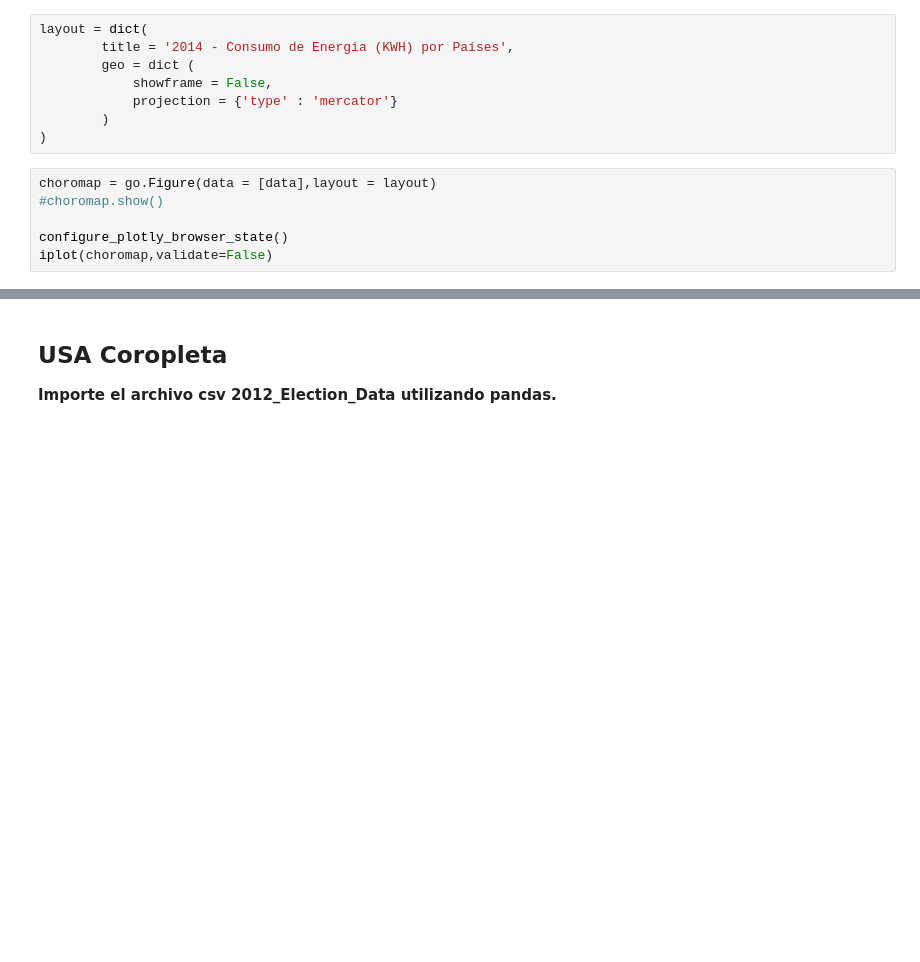
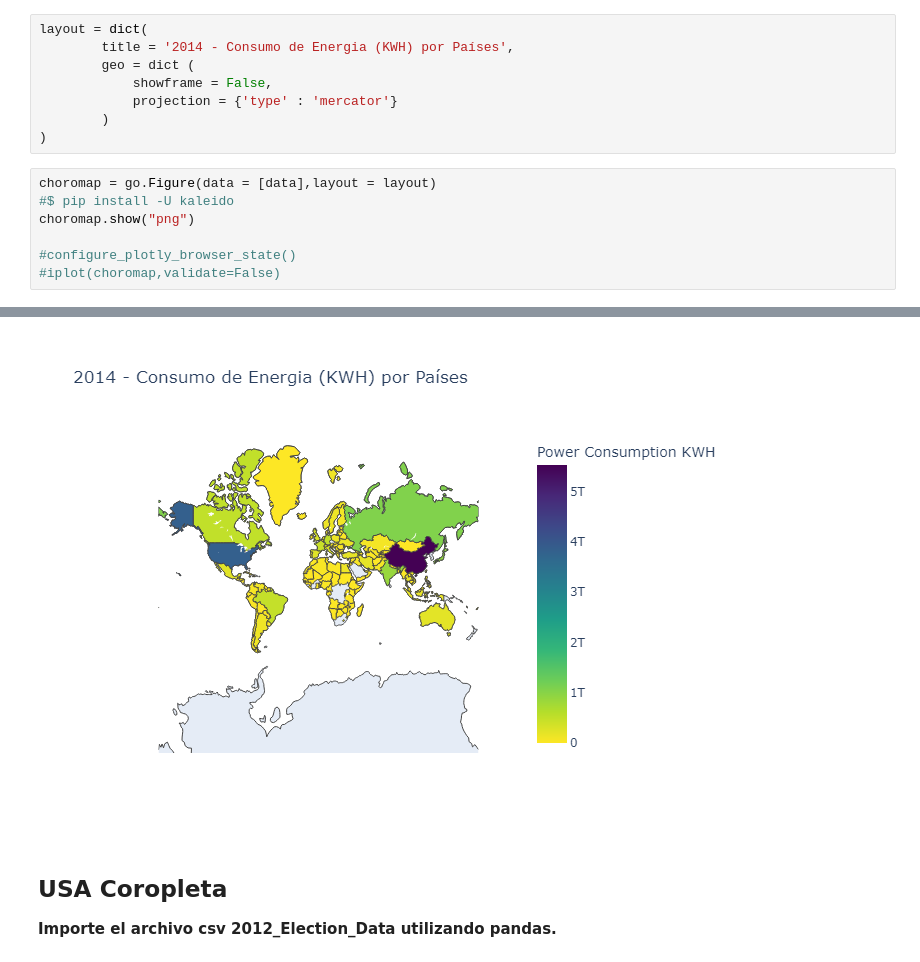
Before and after one commit to Coralain10/AdminInfo2022, a Jupyter notebook: U4_lab2/09-Visualizacion-Geografica/03-Mapas Coropletas – Ejercicio - Solucion.ipynb, the cells around one changed output, grey strips where cells are left out. Saved outputs shown, nothing was run; the diff lists cells and outputs as text; blank space fills up the shorter version.

```diff
--- a/U4_lab2/09-Visualizacion-Geografica/03-Mapas Coropletas – Ejercicio - Solucion.ipynb
+++ b/U4_lab2/09-Visualizacion-Geografica/03-Mapas Coropletas – Ejercicio - Solucion.ipynb
@@ -67,8 +67,9 @@ layout = dict(
 )
 # %%
 choromap = go.Figure(data = [data],layout = layout)
-#choromap.show()
+#$ pip install -U kaleido
+choromap.show("png")
 
-configure_plotly_browser_state()
-iplot(choromap,validate=False)
+#configure_plotly_browser_state()
+#iplot(choromap,validate=False)
 # %% [output]
@@ -76,3 +76,4 @@ iplot(choromap,validate=False)
+[figure, added]
 # %% [markdown]
 ## USA Coropleta
 
```
Also changed, not shown: parts of 2 cells of this notebook.
